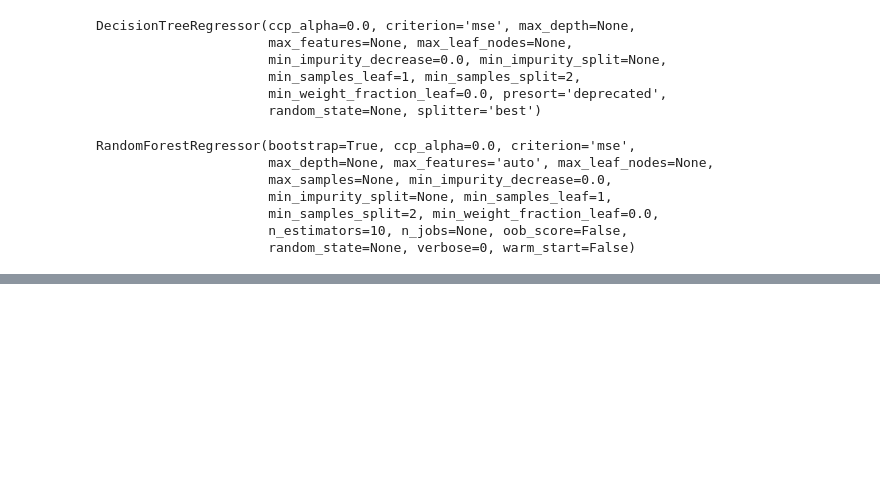
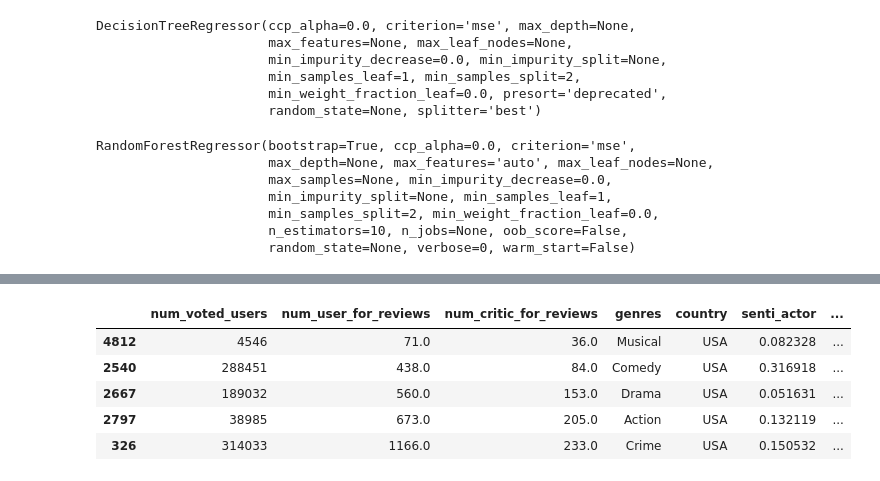
Before and after one commit to ZavierLyu/box-office-predictor, a Jupyter notebook: train/box-office-predictor.ipynb, the cells around one changed output, grey strips where cells are left out. Cells and saved outputs as stored; diff of their text form; code cells hidden in the pictures; blank space fills up the shorter version.

```diff
--- a/train/box-office-predictor.ipynb
+++ b/train/box-office-predictor.ipynb
@@ -279,11 +292,21 @@ test_set.head()
 # %%
-test_set = test_set.reset_index(drop=True)
-test_set["log_gross"] = np.log(test_set["gross"])
-test_set["log_budget"] = np.log(test_set["budget"])
-test_set.drop(["gross", "budget"], axis=1, inplace=True)
-movies_te_labels = test_set["log_gross"].copy()
-movies_te = test_set.drop("log_gross",axis=1)
+test_set_final = test_set.copy()
+test_set_final = test_set_final[test_set_final["genres"].isin(movies_tr["genres"].tolist())]
+test_set_final = test_set_final[test_set_final["country"].isin(movies_tr["country"].tolist())]
+# test_set = test_set.reset_index(drop=True)
+test_set_final["log_gross"] = np.log(test_set_final["gross"])
+test_set_final["log_budget"] = np.log(test_set_final["budget"])
+test_set_final.drop(["gross", "budget"], axis=1, inplace=True)
+movies_te_labels = test_set_final["log_gross"].copy()
+movies_te = test_set_final.drop("log_gross",axis=1)
 movies_te.head()
+# %% [output]
+|  | num_voted_users | num_user_for_reviews | num_critic_for_reviews | genres | country | senti_actor | ... |
+| 4812 | 4546 | 71.0 | 36.0 | Musical | USA | 0.082328 | ... |
+| 2540 | 288451 | 438.0 | 84.0 | Comedy | USA | 0.316918 | ... |
+| 2667 | 189032 | 560.0 | 153.0 | Drama | USA | 0.051631 | ... |
+| 2797 | 38985 | 673.0 | 205.0 | Action | USA | 0.132119 | ... |
+| 326 | 314033 | 1166.0 | 233.0 | Crime | USA | 0.150532 | ... |
 # %%
 movies_te_prepared = full_pipeline.transform(movies_te) # Using the full data rather than train data
 movies_te_predictions = best_rnd_forest_model.predict(movies_te_prepared)
```
Also changed, not shown: parts of 24 cells of this notebook, 2 other files.
